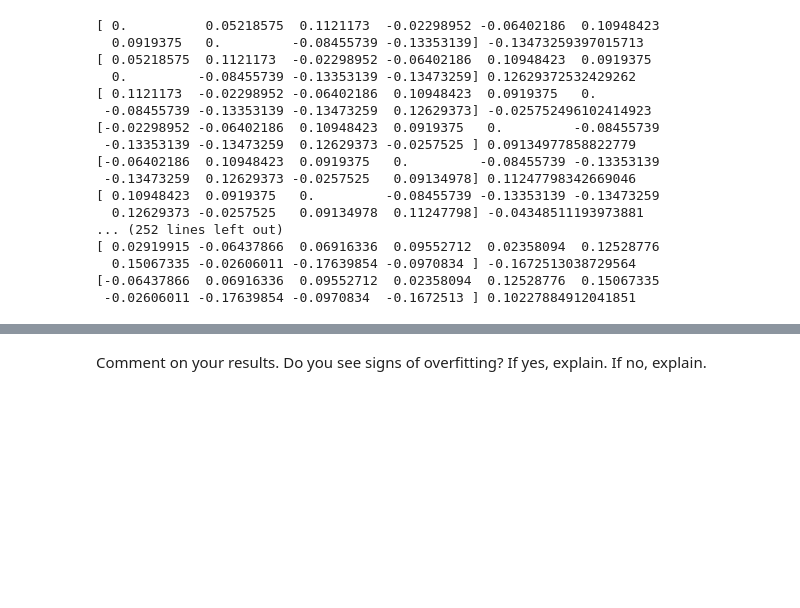
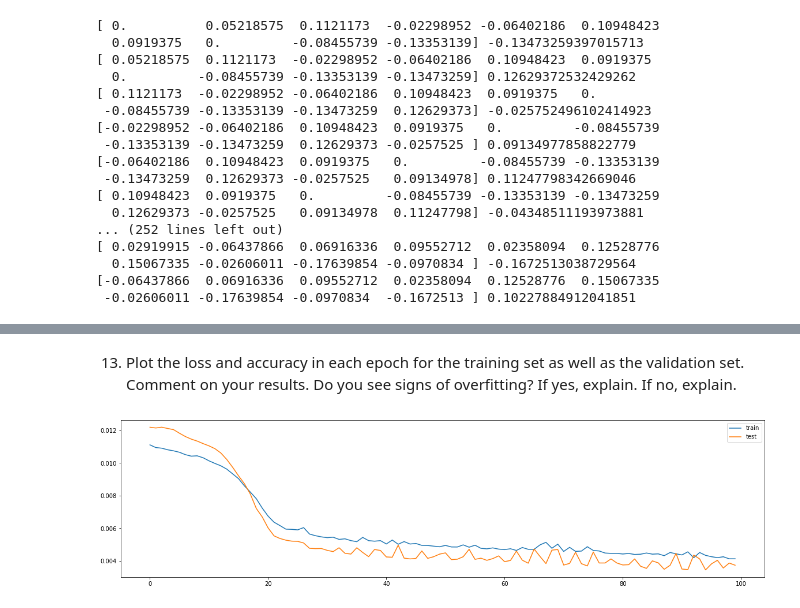
Before and after one commit to iondodon/RNDL, a Jupyter notebook: lab1/lab1.ipynb, the cells around one changed output, grey strips where cells are left out. Drawn from its saved outputs; the diff is of its cells as text; code cells hidden in the pictures; blank space fills up the shorter version.

```diff
--- a/lab1/lab1.ipynb
+++ b/lab1/lab1.ipynb
@@ -263,3 +261,11 @@ Epoch 100/100
 # %% [markdown]
-Comment on your results. Do you see signs of overfitting? If yes, explain. If no, explain.
+13. Plot the loss and accuracy in each epoch for the training set as well as the validation set. Comment on your results. Do you see signs of overfitting? If yes, explain. If no, explain.
+# %%
+plt.figure(figsize=(20, 5))
+plt.plot(history.history['loss'], label='train')
+plt.plot(history.history['val_loss'], label='test')
+plt.legend()
+plt.show()
+# %% [output]
+[figure, added]
 # %% [markdown]
```
Also changed, not shown: parts of 16 cells of this notebook.
